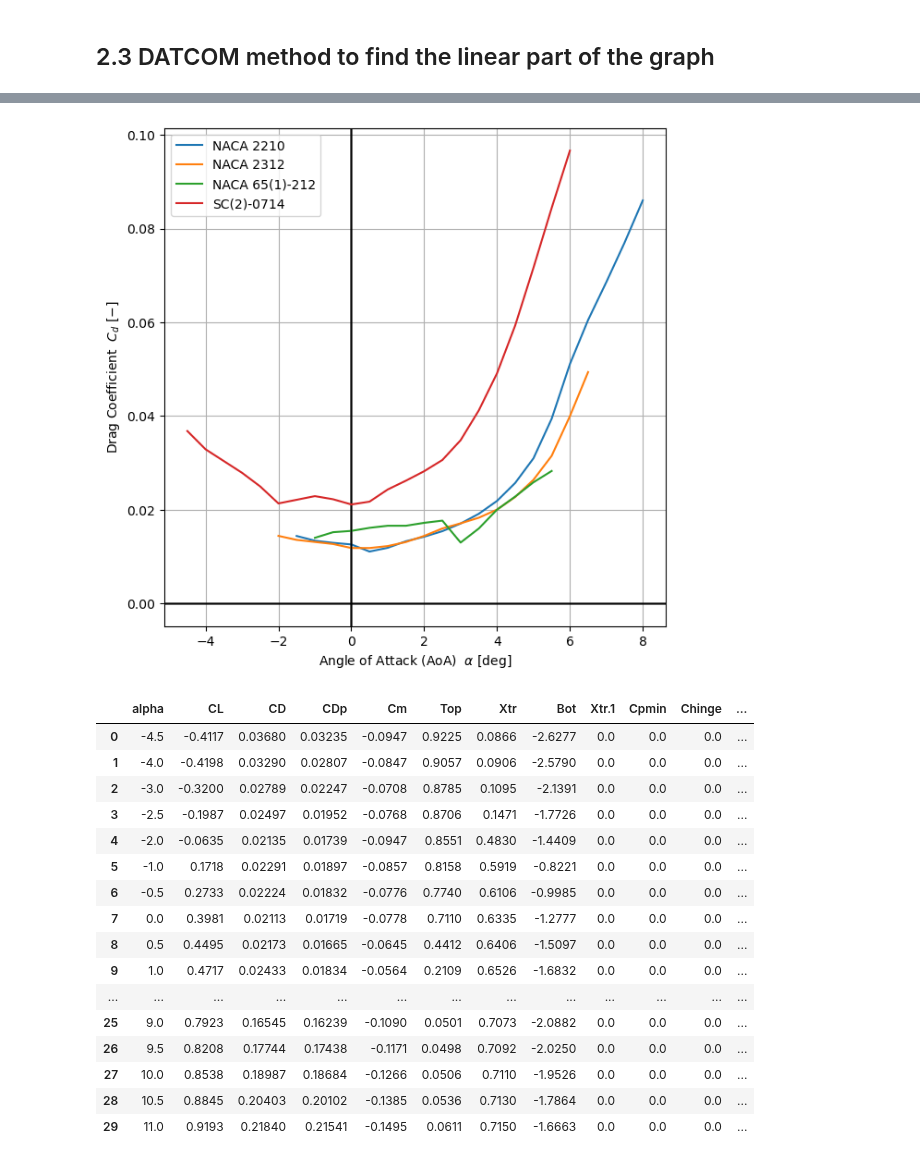
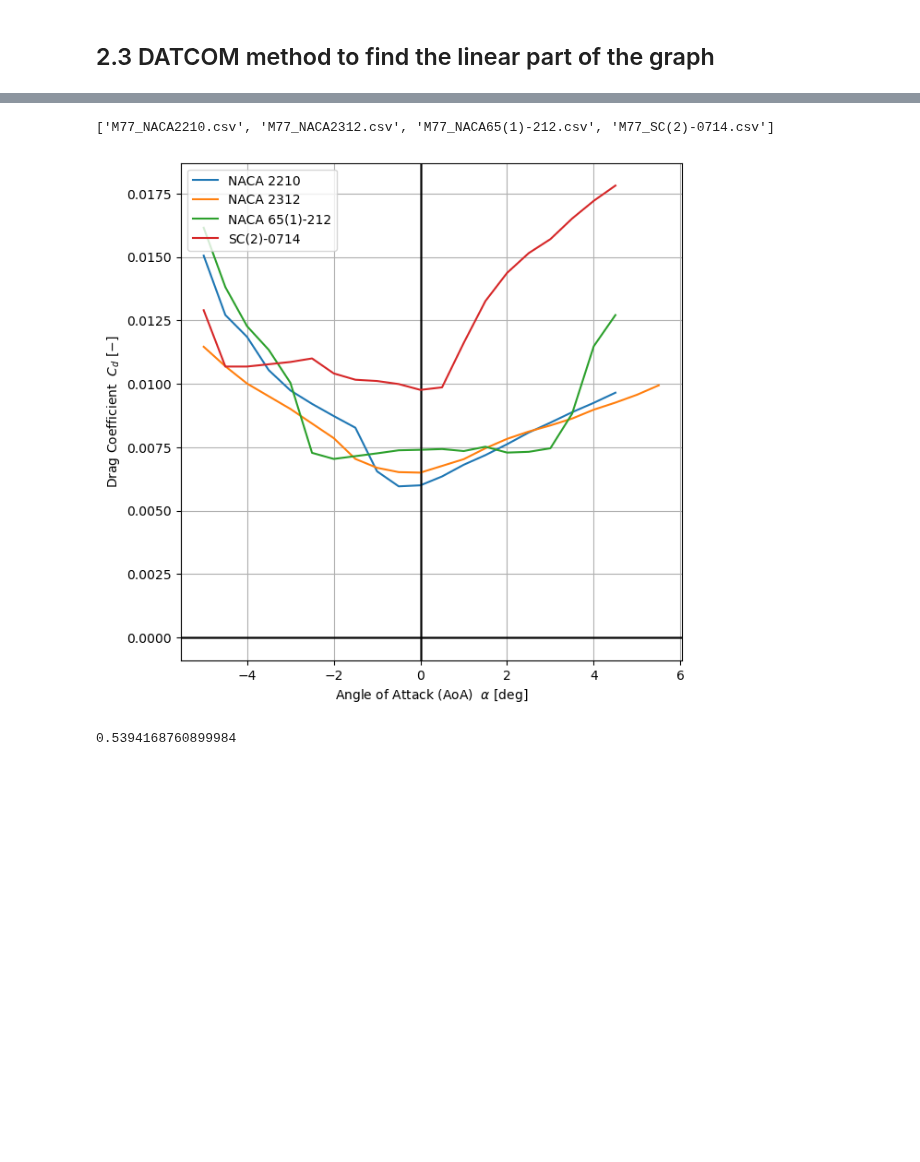
Before and after one commit to federicoangioni/AE2111-I-Aerospace-System-Design, a Jupyter notebook: WP1.1/data_analysis.ipynb, the cells around one changed output, grey strips where cells are left out. Drawn from its saved outputs; the diff is of its cells as text; code cells hidden in the pictures; blank space fills up the shorter version.

```diff
--- a/WP1.1/data_analysis.ipynb
+++ b/WP1.1/data_analysis.ipynb
@@ -120,27 +76,28 @@ plt.show()
 ### 2.2.2 Mach 0.7
 # %%
 fig, axs = plt.subplots(figsize=(7, 7))
-airfoils_maxcl =[]
+
 for index, file in enumerate(files[4:]):
 
     df = pd.read_csv(os.path.join("airfoils/csv", file))
 
     max_index = df["CL"].idxmax()
-    #print(f"C_l max for {airfoils_name[index]} is {df["CL"][max_index]}" )
-    airfoils_maxcl.append(df["CL"][max_index])
+
     df = df[:max_index + 8]
     axs.grid(True)
     axs.set_xlabel(r"Angle of Attack (AoA)  $\alpha \ [\deg]$", fontsize = 10)
     axs.set_ylabel(r"Lift Coefficient  $C_l \ [-]$", fontsize = 10)
-
+    axs.set_ylim(-.5, 1.52)
+    #axs.set_title(f'{file[:-4]}')
     axs.axhline(linewidth=1, color="k")
     axs.axvline(linewidth=1, color="k")
 
     axs.plot(df["alpha"], df["CL"], label = airfoils_name[index])
 
-axs.legend()
+axs.legend(loc="lower right")
 
-#plt.savefig("graphs/M07_CL-alpha.svg")
+plt.savefig("airfoils/graphs/M07_CL-alpha.svg")
 #plt.tight_layout()
 plt.show()
+plt.clf()
 # %% [output]
@@ -147,0 +138,25 @@ plt.show()
+# %%
+fig, axs = plt.subplots(figsize=(7, 7))
+print(files[4:])
+for index, file in enumerate(files[4:]):
+
+    df = pd.read_csv(os.path.join("airfoils/csv", file))
+
+    max_index = df["CL"].idxmax()
+    df = df[:max_index + 8]
+    axs.grid(True)
+    axs.set_xlabel(r'Angles of Attack $\alpha \ [\deg]$')
+    axs.set_ylabel(r"Lift Coefficient  $C_l \ [-]$", fontsize = 10)
+
+    axs.axhline(linewidth=1, color="k")
+    axs.axvline(linewidth=1, color="k")
+
+
+    axs.plot(df["alpha"], df["CD"], label = airfoils_name[index])
+
+axs.legend()
+
+plt.savefig("airfoils/graphs/M07_Cd-alpha.svg")
+#plt.tight_layout()
+plt.show()
+plt.clf()
@@ -183,44 +203,35 @@ plt.clf()
 <Figure size 640x480 with 0 Axes>
 # %%
 fig, axs = plt.subplots(figsize=(7, 7))
-
-for index, file in enumerate(files[4:]):
+print(files[4:])
+for index, file in enumerate(files[:4]):
 
     df = pd.read_csv(os.path.join("airfoils/csv", file))
     #max_index = df["CL"].idxmax()
     #df = df[:max_index + 8]
     axs.grid(True)
     axs.set_xlabel(r"Angle of Attack (AoA)  $\alpha \ [\deg]$", fontsize = 10)
     axs.set_ylabel(r"Drag Coefficient  $C_d \ [-]$", fontsize = 10)
 
     #axs.set_title(f'{file[:-4]}')
     axs.axhline(linewidth=1, color="k")
     axs.axvline(linewidth=1, color="k")
 
     axs.plot(df["alpha"][:20], df["CD"][:20], label = airfoils_name[index])
 
 axs.legend()
 
-plt.savefig("airfoils/graphs/M07_CD-alpha.svg")
+#plt.savefig("airfoils/graphs/M07_CD-alpha.svg")
 #plt.tight_layout()
 plt.show()
-df
 # %% [output]
+['M77_NACA2210.csv', 'M77_NACA2312.csv', 'M77_NACA65(1)-212.csv', 'M77_SC(2)-0714.csv']
-[figure, old version]
+[figure, new version]
-|  | alpha | CL | CD | CDp | Cm | Top | Xtr | Bot | Xtr.1 | Cpmin | Chinge | ... |
-| 0 | -4.5 | -0.4117 | 0.03680 | 0.03235 | -0.0947 | 0.9225 | 0.0866 | -2.6277 | 0.0 | 0.0 | 0.0 | ... |
-| 1 | -4.0 | -0.4198 | 0.03290 | 0.02807 | -0.0847 | 0.9057 | 0.0906 | -2.5790 | 0.0 | 0.0 | 0.0 | ... |
-| 2 | -3.0 | -0.3200 | 0.02789 | 0.02247 | -0.0708 | 0.8785 | 0.1095 | -2.1391 | 0.0 | 0.0 | 0.0 | ... |
-| 3 | -2.5 | -0.1987 | 0.02497 | 0.01952 | -0.0768 | 0.8706 | 0.1471 | -1.7726 | 0.0 | 0.0 | 0.0 | ... |
-| 4 | -2.0 | -0.0635 | 0.02135 | 0.01739 | -0.0947 | 0.8551 | 0.4830 | -1.4409 | 0.0 | 0.0 | 0.0 | ... |
-| 5 | -1.0 | 0.1718 | 0.02291 | 0.01897 | -0.0857 | 0.8158 | 0.5919 | -0.8221 | 0.0 | 0.0 | 0.0 | ... |
-| 6 | -0.5 | 0.2733 | 0.02224 | 0.01832 | -0.0776 | 0.7740 | 0.6106 | -0.9985 | 0.0 | 0.0 | 0.0 | ... |
-| 7 | 0.0 | 0.3981 | 0.02113 | 0.01719 | -0.0778 | 0.7110 | 0.6335 | -1.2777 | 0.0 | 0.0 | 0.0 | ... |
-| 8 | 0.5 | 0.4495 | 0.02173 | 0.01665 | -0.0645 | 0.4412 | 0.6406 | -1.5097 | 0.0 | 0.0 | 0.0 | ... |
-| 9 | 1.0 | 0.4717 | 0.02433 | 0.01834 | -0.0564 | 0.2109 | 0.6526 | -1.6832 | 0.0 | 0.0 | 0.0 | ... |
-| ... | ... | ... | ... | ... | ... | ... | ... | ... | ... | ... | ... | ... |
-| 25 | 9.0 | 0.7923 | 0.16545 | 0.16239 | -0.1090 | 0.0501 | 0.7073 | -2.0882 | 0.0 | 0.0 | 0.0 | ... |
-| 26 | 9.5 | 0.8208 | 0.17744 | 0.17438 | -0.1171 | 0.0498 | 0.7092 | -2.0250 | 0.0 | 0.0 | 0.0 | ... |
-| 27 | 10.0 | 0.8538 | 0.18987 | 0.18684 | -0.1266 | 0.0506 | 0.7110 | -1.9526 | 0.0 | 0.0 | 0.0 | ... |
-| 28 | 10.5 | 0.8845 | 0.20403 | 0.20102 | -0.1385 | 0.0536 | 0.7130 | -1.7864 | 0.0 | 0.0 | 0.0 | ... |
-| 29 | 11.0 | 0.9193 | 0.21840 | 0.21541 | -0.1495 | 0.0611 | 0.7150 | -1.6663 | 0.0 | 0.0 | 0.0 | ... |
+# %%
+import numpy as np
+AR = 8.69
+LE_sweep = np.radians(27.9)
+e = 4.61 * (1 - 0.045 * AR**0.68) * (np.cos(LE_sweep)**0.15) - 3.1
+e
+# %% [output]
+0.5394168760899984
```
Also changed, not shown: parts of 13 cells of this notebook, 5 other files.
